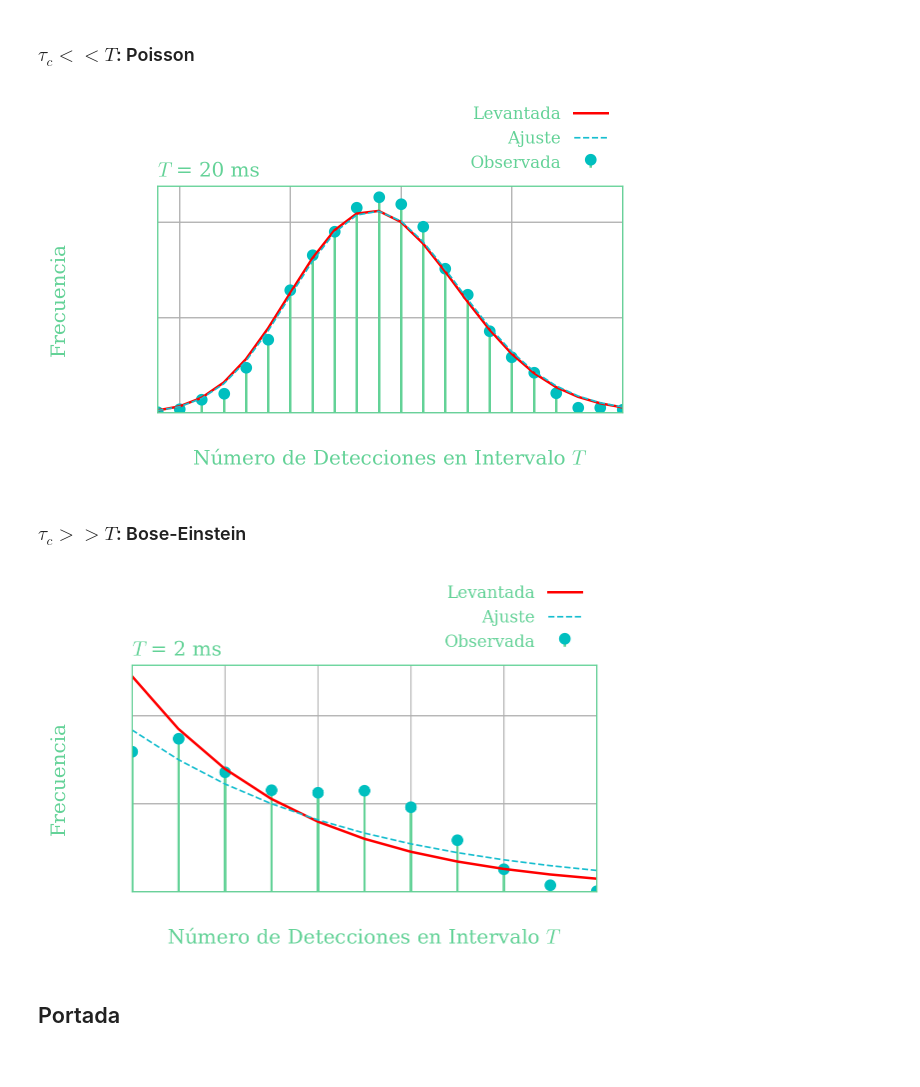
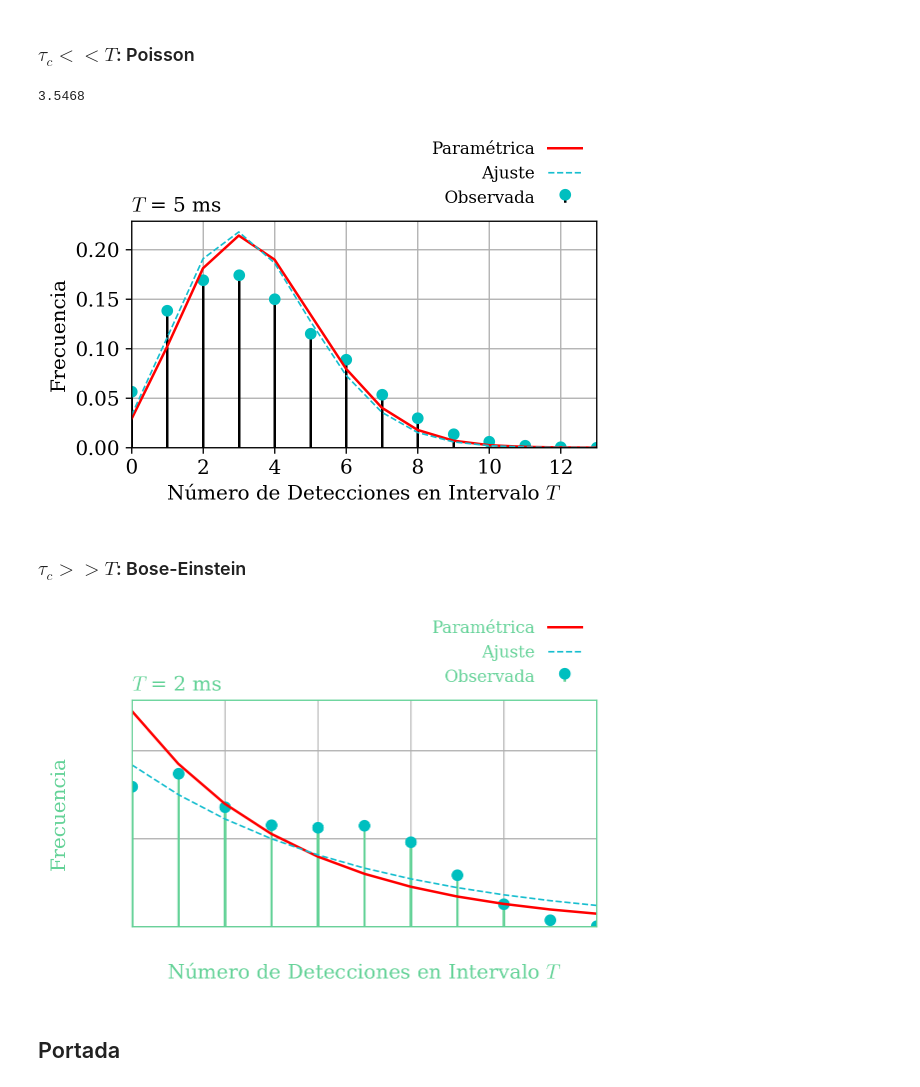
Before and after one commit to agustinbrusco/Laboratorio5, a Jupyter notebook: Datos y código - Práctica 3/plots_charla.ipynb, the cells around one changed output. Cells and saved outputs as stored; diff of their text form; code cells hidden in the pictures.

```diff
--- a/Datos y código - Práctica 3/plots_charla.ipynb
+++ b/Datos y código - Práctica 3/plots_charla.ipynb
@@ -324,32 +324,32 @@ x = px[:px.size//2]*1e-3  # ms
 y = py[:px.size//2]  # mV
 umbral = -30
 with plt.rc_context({
-    'text.color': "#63d297",
-    'axes.labelcolor': "#63d297",
-    'xtick.color': "w",
-    'ytick.color': "w",
+    'text.color': "k",
+    'axes.labelcolor': "k",
+    'xtick.color': "k",
+    'ytick.color': "k",
     }):
     fig, ax = plt.subplots(1, 1, figsize=(5, 2.5))
     ax.patch.set_alpha(0)
     for spine in ax.spines.values():
-        spine.set_edgecolor('#63d297')
+        spine.set_edgecolor('k')
 
     plt.plot(x, y, "-c", lw=0.75, label="Mínimos de Tensión")
     plt.errorbar(x[y >= umbral], y[y >= umbral], xerr=dx*1e-3, yerr=dy,
-                fmt="cv", ms=4, mec="w", mew=0.5,
-                ecolor="w", capsize=2, alpha=0.75, zorder=10,)
+                fmt="cv", ms=4, mec="k", mew=0.5,
+                ecolor="k", capsize=2, alpha=0.75, zorder=10,)
     plt.errorbar(x[y < umbral], y[y < umbral], xerr=dx*1e-3, yerr=dy,
-                fmt="rs", ms=3, mec="w", mew=0.5,
-                ecolor="w", capsize=2, alpha=0.75, zorder=10,
+                fmt="rs", ms=3, mec="k", mew=0.5,
+                ecolor="k", capsize=2, alpha=0.75, zorder=10,
                 label="Detección")
     # for intervalo in np.arange(0, (t_final - t_inicial)*1e6, dt):  # μs
     #         plt.axvline(intervalo*1e-3, ls="--", c='w', alpha=0.5)
     plt.xlim(0, (t_final - t_inicial)*1e3)
     plt.xlabel(r"Tiempo [ms]")
-    plt.axhline(umbral, ls="--", c="w", label="Tensión Umbral")
+    plt.axhline(umbral, ls="--", c="k", label="Tensión Umbral")
     plt.ylim(-60, 0)
     plt.ylabel(r"Tensión [mV]")
-    plt.legend(frameon=False, loc="lower right", bbox_to_anchor=(1, 1),
+    plt.legend(frameon=False, loc="upper left", bbox_to_anchor=(1, 1),
                markerfirst=False)
     plt.show()
 # %% [output]
@@ -361,7 +361,7 @@ with plt.rc_context({
 # %%
 umbral = -30e-3  # V
 dt = 200  # μs
-T = 20e-3  # s
+T = 5e-3  # s
 freq = 250e3  # Hz
 peak_window = int(dt*freq*1e-6)
 tiempo, volt_vals = np.load(f"DAQ_50s_{max_val*1e3:.0f}_{min_val*1e3:.0f}/"
@@ -373,47 +373,53 @@ t, v = t[:t.size//2], v[:v.size//2]  # Keep just the max extremes
 counts = ut.count_in_period(t, v, T, freq, umbral, peak_window)
 unique_vals, count_vals = np.unique(counts, return_counts=True, )
 
 mean_count = counts.mean()
+print(mean_count)
 curve_vals = np.arange(unique_vals.min(), unique_vals.max()+1, 1)
 
 dist_raw = poisson(mean_count).pmf(curve_vals)
 dist_med = count_vals/sum(count_vals)
 popt, pcov = curve_fit(poisson.pmf, unique_vals, dist_med, p0=mean_count)
 dist_fit = poisson(popt[0]).pmf(curve_vals)
 
 with plt.rc_context({
-    'text.color': "#63d297",
-    'axes.labelcolor': "#63d297",
-    'xtick.color': "w",
-    'ytick.color': "w",
+    'text.color': "k",
+    'axes.labelcolor': "k",
+    'xtick.color': "k",
+    'ytick.color': "k",
     }):
     fig, ax = plt.subplots(1, 1, figsize=(5, 2.5))
     ax.patch.set_alpha(0)
     for spine in ax.spines.values():
-        spine.set_edgecolor('#63d297')
+        spine.set_edgecolor('k')
     # plt.hist(counts, bins=20,
     #          color=f"C{color_id}", zorder=10, edgecolor="k",
     #          alpha=0.5, label=config + " Sample")
     plt.stem(unique_vals, dist_med,
-             linefmt="#63d297", markerfmt="oc", basefmt="None",
+             linefmt="k", markerfmt="oc", basefmt="None",
              label="Observada")
-    plt.plot(curve_vals, dist_raw, '-r', lw=1.5, label="Levantada")
+    plt.plot(curve_vals, dist_raw, '-r', lw=1.5, label="Paramétrica")
     plt.plot(curve_vals, dist_fit, '--C9', lw=1, label="Ajuste")
     plt.legend(frameon=False, loc="lower right", bbox_to_anchor=(1, 1),
                markerfirst=False)
     plt.ylim(bottom=0)
     plt.xlabel("Número de Detecciones en Intervalo $T$")
     plt.ylabel("Frecuencia")
-    plt.yticks(np.arange(0, 0.125, 0.050), labels=[f"{i}/100" for i in range(0, 15, 5)])
+    # plt.yticks(np.arange(0, 0.125, 0.050), labels=[f"{i}/100" for i in range(0, 15, 5)])
     plt.title(rf"$T$ = {T*1e3:.0f} ms", loc="left")
     plt.show()
 # %% [output]
+3.5468
-[figure, old version]
+[figure, new version]
 # %% [markdown]
 ### $\tau_c >> T$: Bose-Einstein
 # %%
 def bose_einstein_pmf(m, mu):
     return (mu**m)/(1 + mu)**(1+m)
+
+def dist_sum(m, mu_p, mu_e):
+    return poisson.pmf(m, mu_p) + bose_einstein_pmf(m, mu_e)
+
 
 umbral = -30e-3  # V
 dt = 200  # μs
@@ -434,8 +440,9 @@ curve_vals = np.arange(unique_vals.min(), unique_vals.max()+1, 1)
 
 dist_raw = bose_einstein_pmf(curve_vals, mean_count)
 dist_med = count_vals/sum(count_vals)
-popt, pcov = curve_fit(bose_einstein_pmf, unique_vals, dist_med, p0=mean_count)
-dist_fit = bose_einstein_pmf(curve_vals, popt[0])
+popt, pcov = curve_fit(dist_sum,
+                       unique_vals, dist_med, p0=[5, mean_count])
+dist_fit = dist_sum(curve_vals, *popt)
 
 with plt.rc_context({
     'text.color': "#63d297",
@@ -453,7 +460,7 @@ with plt.rc_context({
     plt.stem(unique_vals, dist_med,
              linefmt="#63d297", markerfmt="oc", basefmt="None",
              label="Observada")
-    plt.plot(curve_vals, dist_raw, '-r', lw=1.5, label="Levantada")
+    plt.plot(curve_vals, dist_raw, '-r', lw=1.5, label="Paramétrica")
     plt.plot(curve_vals, dist_fit, '--C9', lw=1, label="Ajuste")
     plt.legend(frameon=False, loc="lower right", bbox_to_anchor=(1, 1),
                markerfirst=False)
@@ -464,7 +471,7 @@ with plt.rc_context({
     plt.title(rf"$T$ = {T*1e3:.0f} ms", loc="left")
     plt.show()
 # %% [output]
-[figure, old version]
+[figure, new version]
 # %% [markdown]
 ## Portada
 # %%
```
Also changed, not shown: parts of 3 cells of this notebook.
